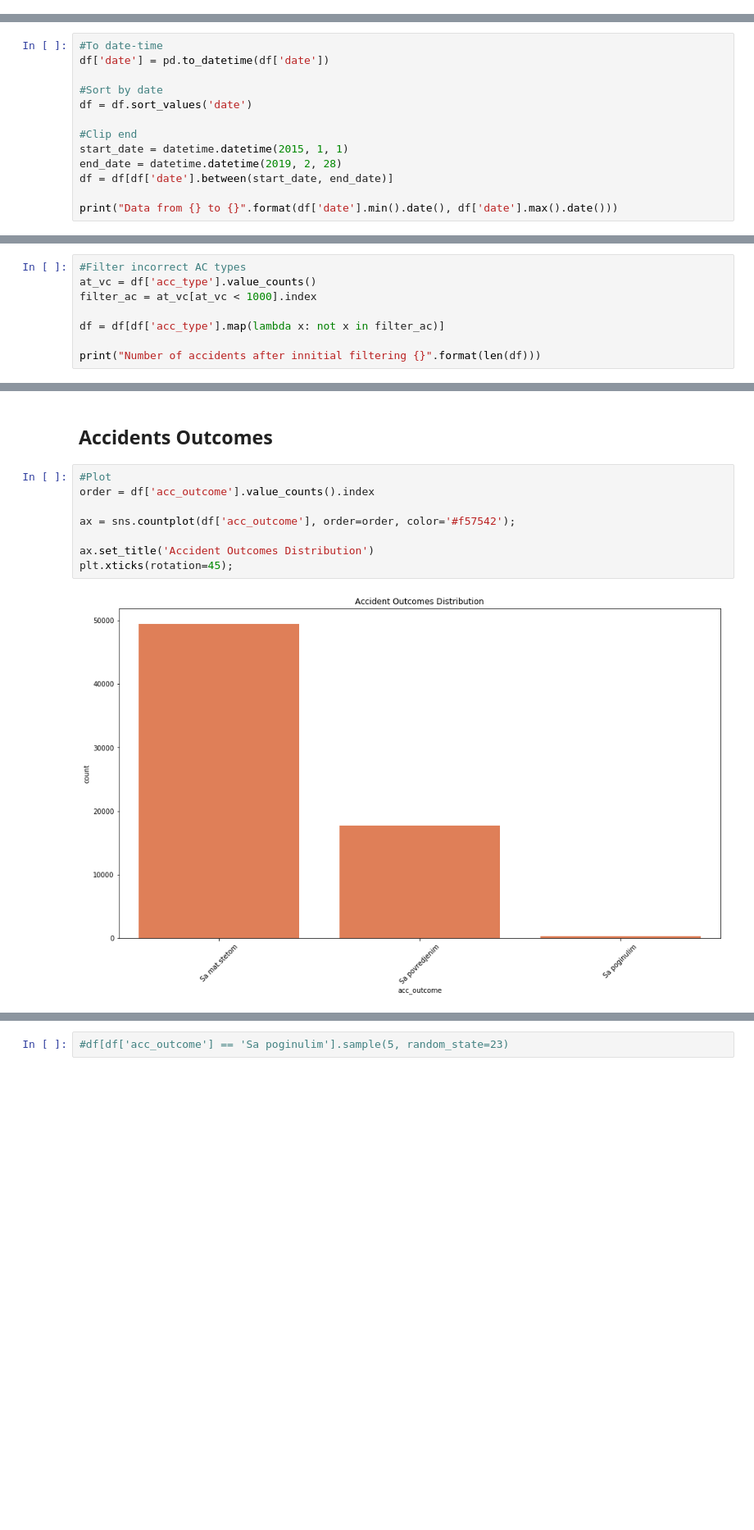
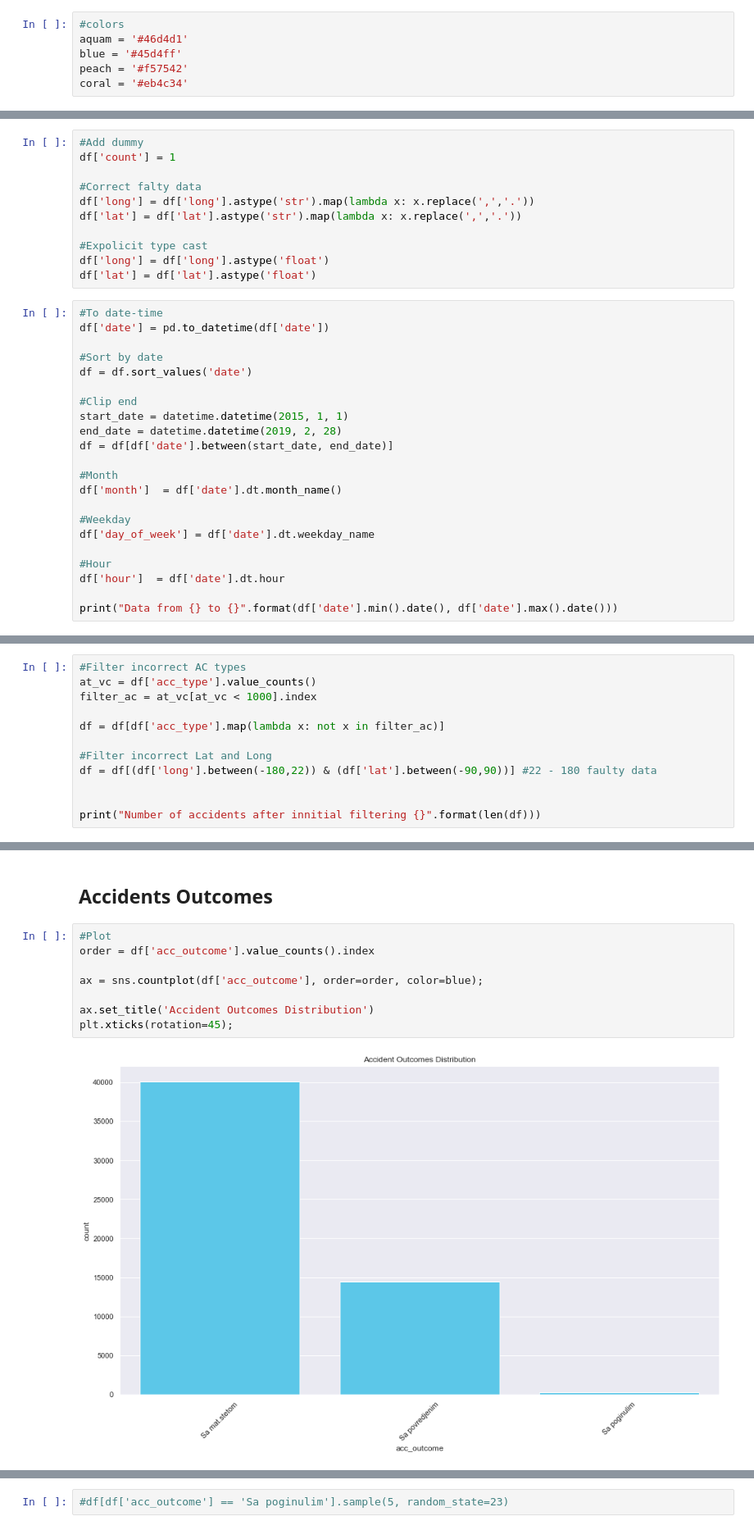
Before and after one commit to BrunnoRicci/traffic-accidents-belgrade, a Jupyter notebook: eda-traffic-belgrade.ipynb, the cells around one changed output, grey strips where cells are left out. Shown at 82% size. Cells and saved outputs as stored; diff of their text form; blank space fills up the shorter version.

```diff
--- a/eda-traffic-belgrade.ipynb
+++ b/eda-traffic-belgrade.ipynb
@@ -22,6 +22,12 @@ pd.options.display.max_colwidth = 200
 
 # import warnings
 # warnings.filterwarnings('ignore')
+# %%
+#colors
+aquam = '#46d4d1'
+blue = '#45d4ff'
+peach = '#f57542'
+coral = '#eb4c34'
 # %% [markdown]
 ## Exploratory Data Anlysis of Traffic Accidents in Belgrade
 # %%
@@ -50,6 +56,17 @@ Sample
 | 8891 | 1223300.0 | 02.07.2018,21:00 | 20.4911 | 44.8404 | Sa mat.stetom | SN SA PARKIRANIM VOZILIMA | Sudar sa parkiranim vozilom sa le... |
 | 883 | 1165433.0 | 22.01.2017,04:10 | 20.4805 | 44.8037 | Sa povredjenim | SN SA NAJMANjE DVA VOZILA – BEZ S... | Ostale nezgode sa najmanje dva vo... |
 | 3261 | 1172877.0 | 17.03.2017,19:40 | 20.3307 | 44.5819 | Sa povredjenim | SN SA NAJMANjE DVA VOZILA – SKRET... | Najmanje dva vozila koja se kreću... |
+# %%
+#Add dummy
+df['count'] = 1
+
+#Correct falty data
+df['long'] = df['long'].astype('str').map(lambda x: x.replace(',','.'))
+df['lat'] = df['lat'].astype('str').map(lambda x: x.replace(',','.'))
+
+#Expolicit type cast
+df['long'] = df['long'].astype('float')
+df['lat'] = df['lat'].astype('float')
 # %%
 #To date-time
 df['date'] = pd.to_datetime(df['date'])
@@ -62,6 +79,15 @@ start_date = datetime.datetime(2015, 1, 1)
 end_date = datetime.datetime(2019, 2, 28)
 df = df[df['date'].between(start_date, end_date)]
 
+#Month
+df['month']  = df['date'].dt.month_name()
+
+#Weekday
+df['day_of_week'] = df['date'].dt.weekday_name
+
+#Hour
+df['hour']  = df['date'].dt.hour
+
 print("Data from {} to {}".format(df['date'].min().date(), df['date'].max().date()))
 # %% [output]
 Data from 2015-01-01 to 2019-02-27
@@ -88,5 +120,9 @@ filter_ac = at_vc[at_vc < 1000].index
 
 df = df[df['acc_type'].map(lambda x: not x in filter_ac)]
 
+#Filter incorrect Lat and Long
+df = df[(df['long'].between(-180,22)) & (df['lat'].between(-90,90))] #22 - 180 faulty data
+
+
 print("Number of accidents after innitial filtering {}".format(len(df)))
 # %% [output]
@@ -96,13 +132,13 @@ Number of accidents after innitial filtering 67538
 # %%
 #Plot
 order = df['acc_outcome'].value_counts().index
 
-ax = sns.countplot(df['acc_outcome'], order=order, color='#f57542');
+ax = sns.countplot(df['acc_outcome'], order=order, color=blue);
 
 ax.set_title('Accident Outcomes Distribution')
 plt.xticks(rotation=45);
 # %% [output]
-[figure, old version]
+[figure, new version]
 # %%
 df['acc_outcome'].value_counts()
 # %% [output]
```
Also changed, not shown: parts of 18 cells of this notebook, 2 other files.
